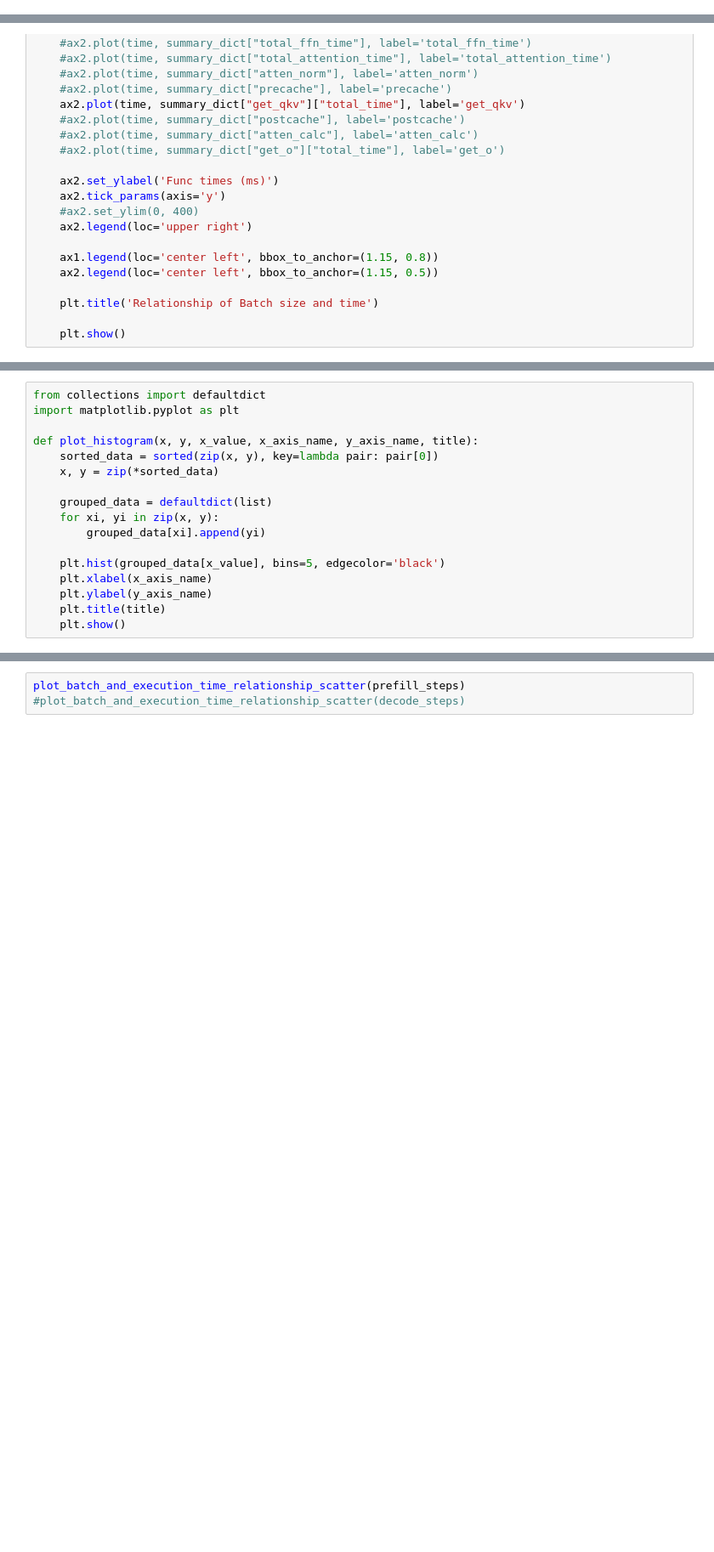
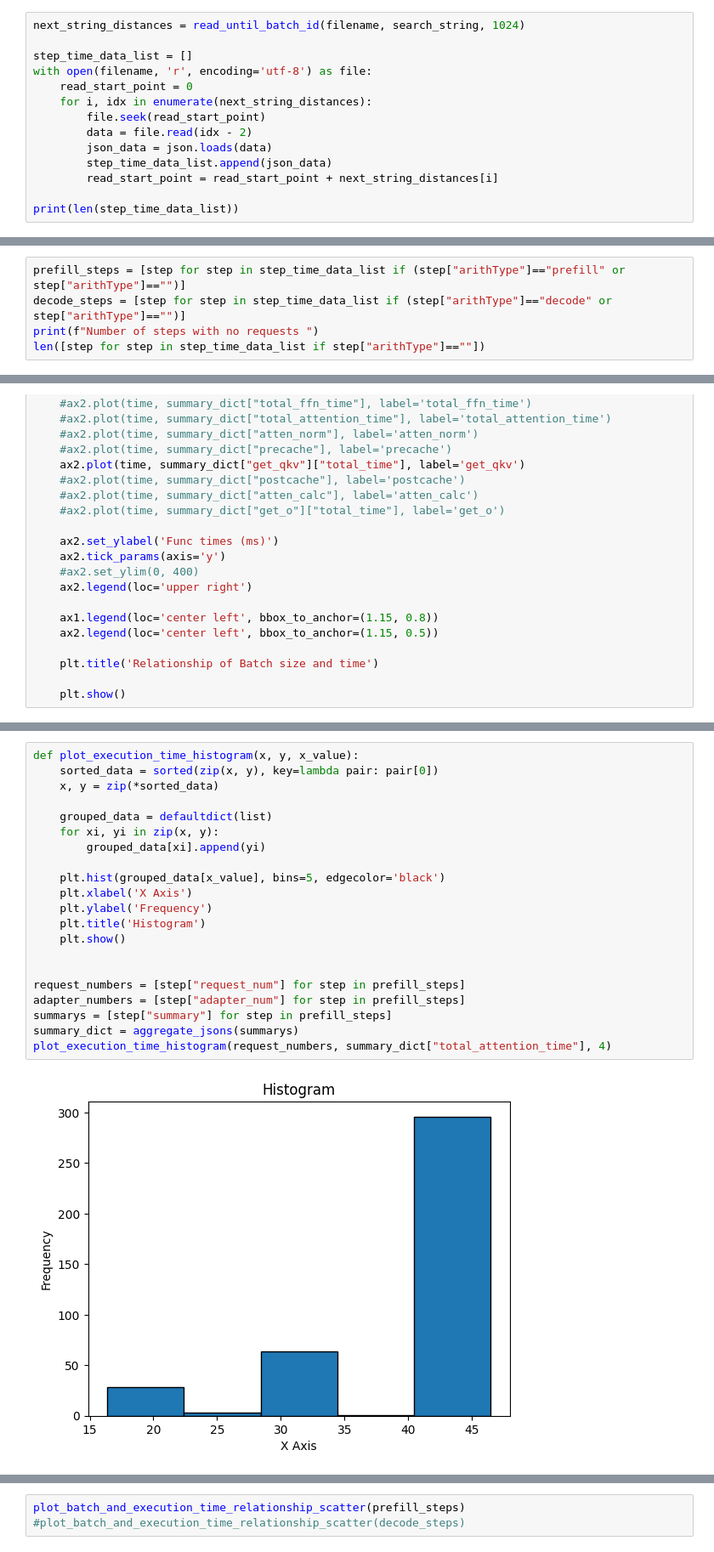
Before and after one commit to sgjeon194/S-LoRA_Analysis, a Jupyter notebook: Logs/timeDataParser.ipynb, the cells around one changed output, grey strips where cells are left out. Shown: that part at 85% size. Saved outputs shown, nothing was run; the diff lists cells and outputs as text; blank space fills up the shorter version.

Commit message:
Added analysis for prefill vs decode

```diff
--- a/Logs/timeDataParser.ipynb
+++ b/Logs/timeDataParser.ipynb
@@ -126,0 +88,14 @@ Number of steps with no requests
+# %%
+next_string_distances = read_until_batch_id(filename, search_string, 1024)
+
+step_time_data_list = []
+with open(filename, 'r', encoding='utf-8') as file:
+    read_start_point = 0
+    for i, idx in enumerate(next_string_distances):
+        file.seek(read_start_point)
+        data = file.read(idx - 2)
+        json_data = json.loads(data)
+        step_time_data_list.append(json_data)
+        read_start_point = read_start_point + next_string_distances[i]
+
+print(len(step_time_data_list))
@@ -126,0 +111,5 @@ Number of steps with no requests
+# %%
+prefill_steps = [step for step in step_time_data_list if (step["arithType"]=="prefill" or step["arithType"]=="")]
+decode_steps = [step for step in step_time_data_list if (step["arithType"]=="decode" or step["arithType"]=="")]
+print(f"Number of steps with no requests ")
+len([step for step in step_time_data_list if step["arithType"]==""])
@@ -237,17 +229,23 @@ plot_batch_and_summaries_by_time(sync_test_decode)
 # %%
-from collections import defaultdict
-import matplotlib.pyplot as plt
-
-def plot_histogram(x, y, x_value, x_axis_name, y_axis_name, title):
+def plot_execution_time_histogram(x, y, x_value):
     sorted_data = sorted(zip(x, y), key=lambda pair: pair[0])
     x, y = zip(*sorted_data)
 
     grouped_data = defaultdict(list)
     for xi, yi in zip(x, y):
         grouped_data[xi].append(yi)
 
     plt.hist(grouped_data[x_value], bins=5, edgecolor='black')
-    plt.xlabel(x_axis_name)
-    plt.ylabel(y_axis_name)
-    plt.title(title)
+    plt.xlabel('X Axis')
+    plt.ylabel('Frequency')
+    plt.title('Histogram')
     plt.show()
+
+
+request_numbers = [step["request_num"] for step in prefill_steps]
+adapter_numbers = [step["adapter_num"] for step in prefill_steps]
+summarys = [step["summary"] for step in prefill_steps]
+summary_dict = aggregate_jsons(summarys)
+plot_execution_time_histogram(request_numbers, summary_dict["total_attention_time"], 4)
+# %% [output]
+[figure, added]
```
Also changed, not shown: parts of 14 cells of this notebook, 2 other files.
